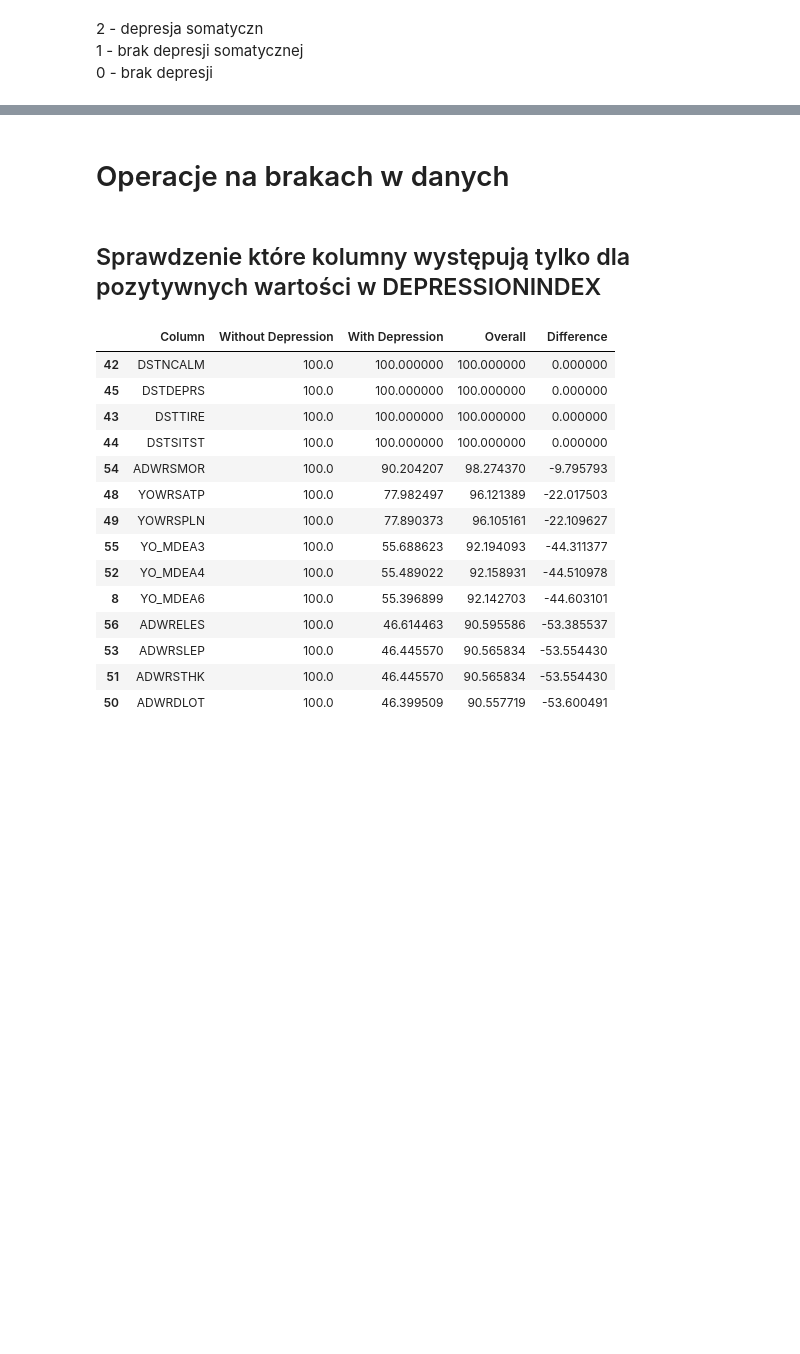
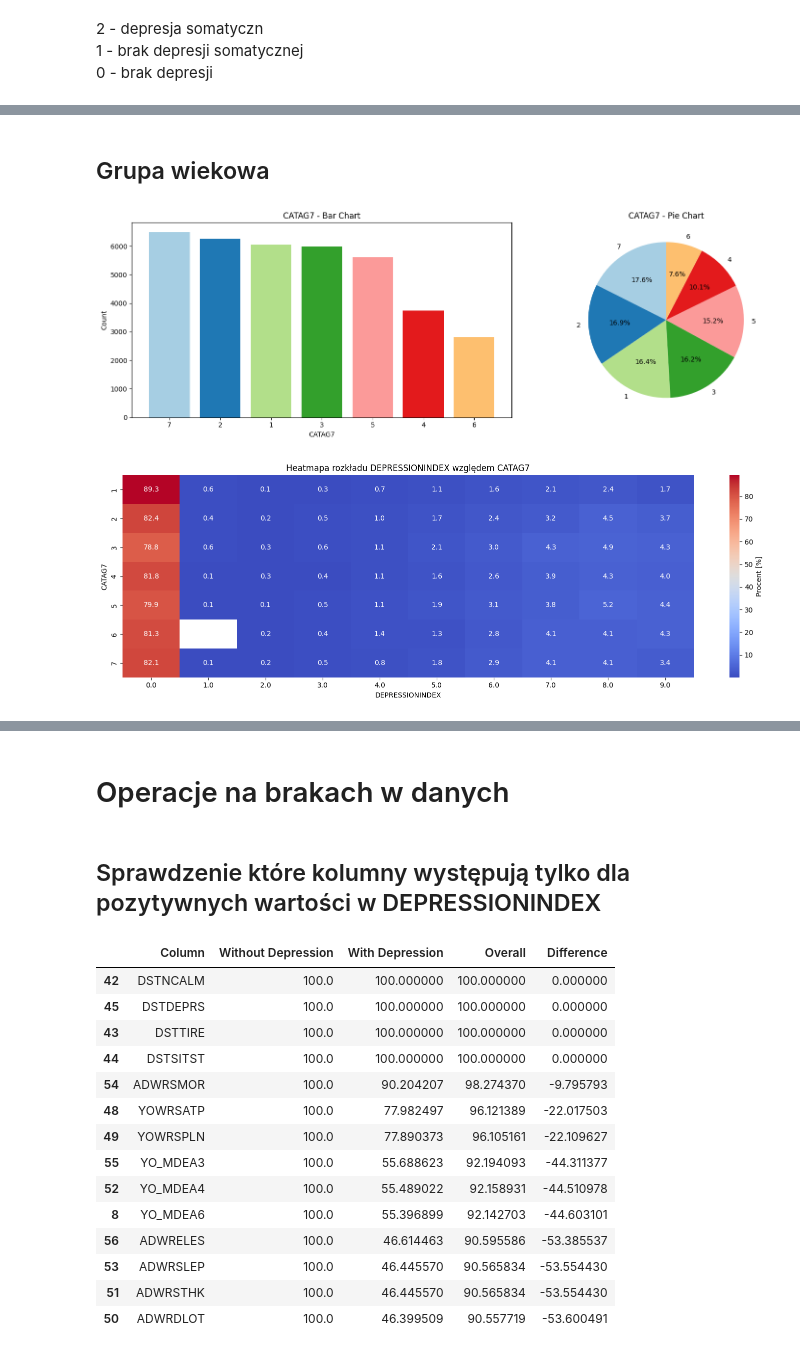
Before and after one commit to Nosal101/Eksploracyjna-Analiza-Danych, a Jupyter notebook: projekt2.ipynb, the cells around one changed output, grey strips where cells are left out. Drawn from its saved outputs; the diff is of its cells as text; code cells hidden in the pictures; blank space fills up the shorter version.

```diff
--- a/projekt2.ipynb
+++ b/projekt2.ipynb
@@ -130,0 +171,8 @@ plot_percentage_barplot(df_filtered, 'Somatic')
+# %% [markdown]
+## Grupa wiekowa
+# %%
+plot_percentage_barplot(df_filtered, 'CATAG7')
+plot_depression_heatmap(df_filtered, 'DEPRESSIONINDEX', 'CATAG7')
+# %% [output]
+[figure, added]
+[figure, added]
```
Also changed, not shown: parts of 18 cells of this notebook.
